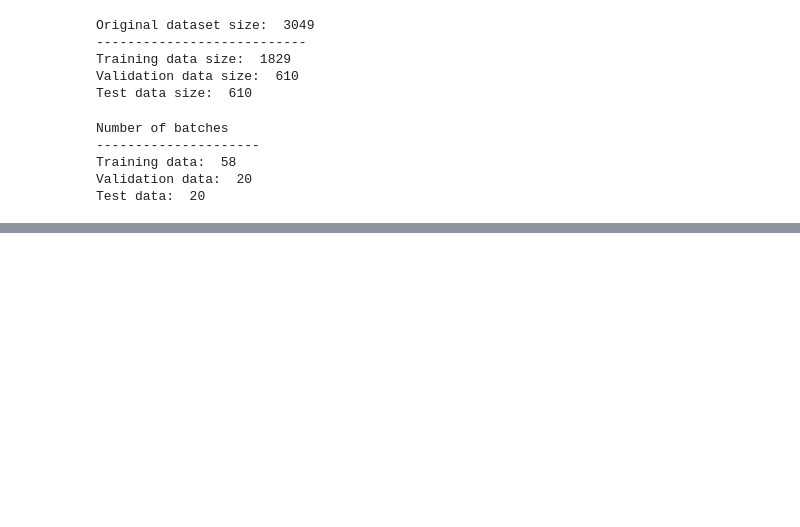
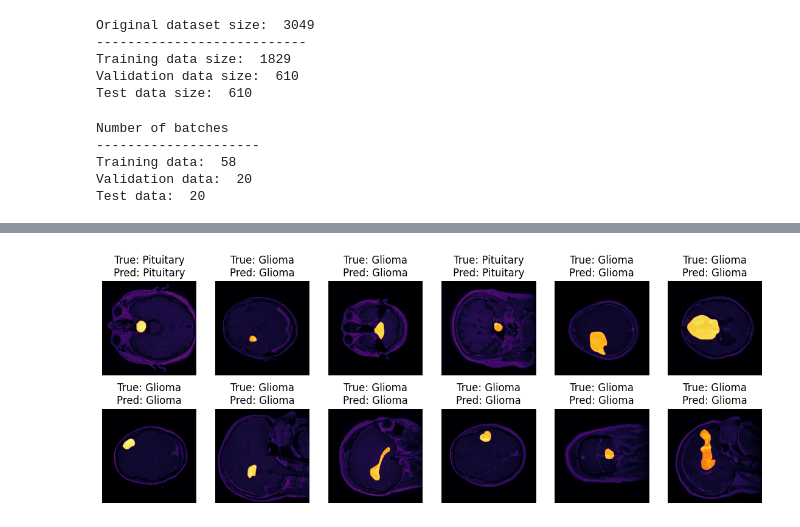
Before and after one commit to ggonzalesd/Deep-Learning-Project, a Jupyter notebook: project.ipynb, the cells around one changed output, grey strips where cells are left out. Saved outputs shown, nothing was run; the diff lists cells and outputs as text; code cells hidden in the pictures; blank space fills up the shorter version.

```diff
--- a/project.ipynb
+++ b/project.ipynb
@@ -320,0 +184,4 @@ plot_metric_from_array(info, '\nClassificators', metric='loss', legend='upper ri
+# %%
+plots.display_random_batch_detector(model, val_dl)
+# %% [output]
+[figure, added]
```
Also changed, not shown: parts of 26 cells of this notebook, 8 other files.
